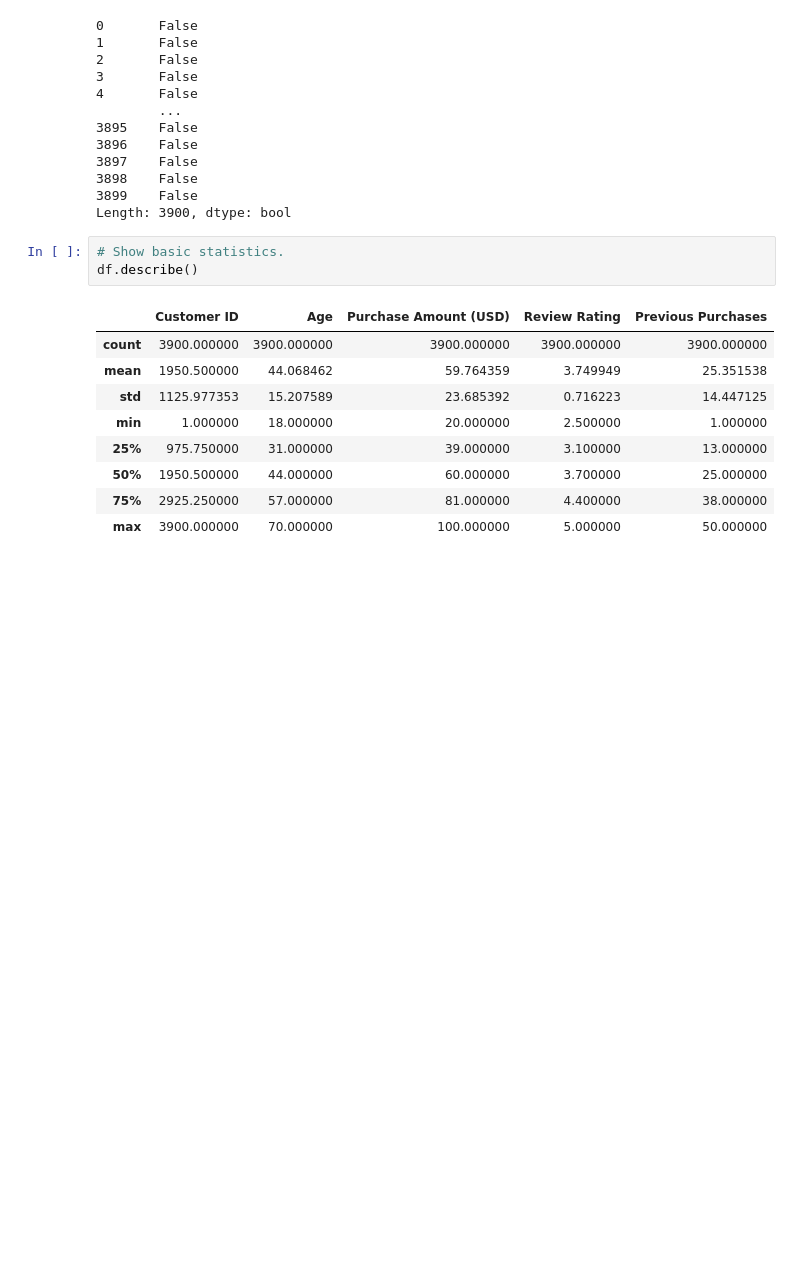
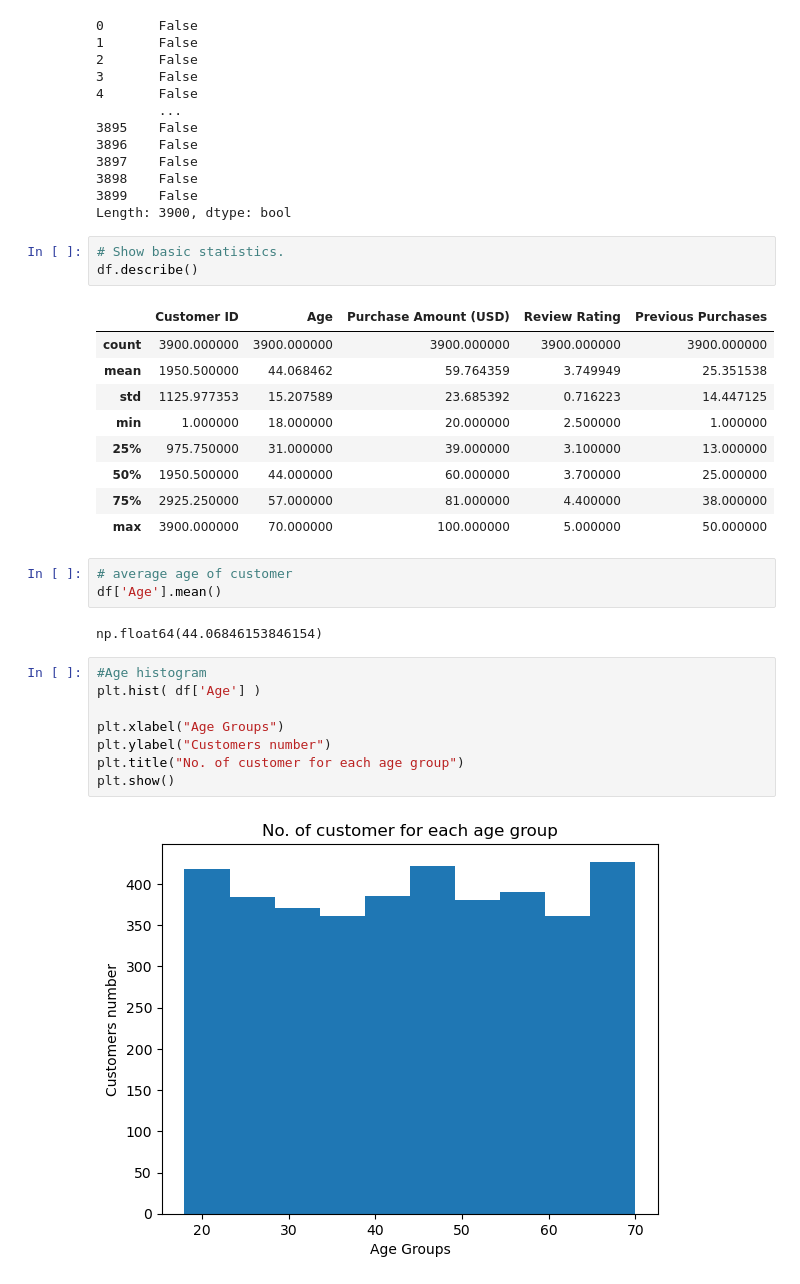
Before and after one commit to huneshkumar/100-EDA-Projects, a Jupyter notebook: Project2 Shopping Behavioure/customerShoppingBehavioure.ipynb, the cells around one changed output. Cells and saved outputs as stored; diff of their text form; blank space fills up the shorter version.

```diff
--- a/Project2 Shopping Behavioure/customerShoppingBehavioure.ipynb
+++ b/Project2 Shopping Behavioure/customerShoppingBehavioure.ipynb
@@ -148,3 +148,18 @@ df.describe()
 | 50% | 1950.500000 | 44.000000 | 60.000000 | 3.700000 | 25.000000 |
 | 75% | 2925.250000 | 57.000000 | 81.000000 | 4.400000 | 38.000000 |
 | max | 3900.000000 | 70.000000 | 100.000000 | 5.000000 | 50.000000 |
+# %%
+# average age of customer
+df['Age'].mean()
+# %% [output]
+np.float64(44.06846153846154)
+# %%
+#Age histogram
+plt.hist( df['Age'] )
+
+plt.xlabel("Age Groups")
+plt.ylabel("Customers number")
+plt.title("No. of customer for each age group")
+plt.show()
+# %% [output]
+[figure, added]
```
Also changed, not shown: parts of 14 cells of this notebook.
